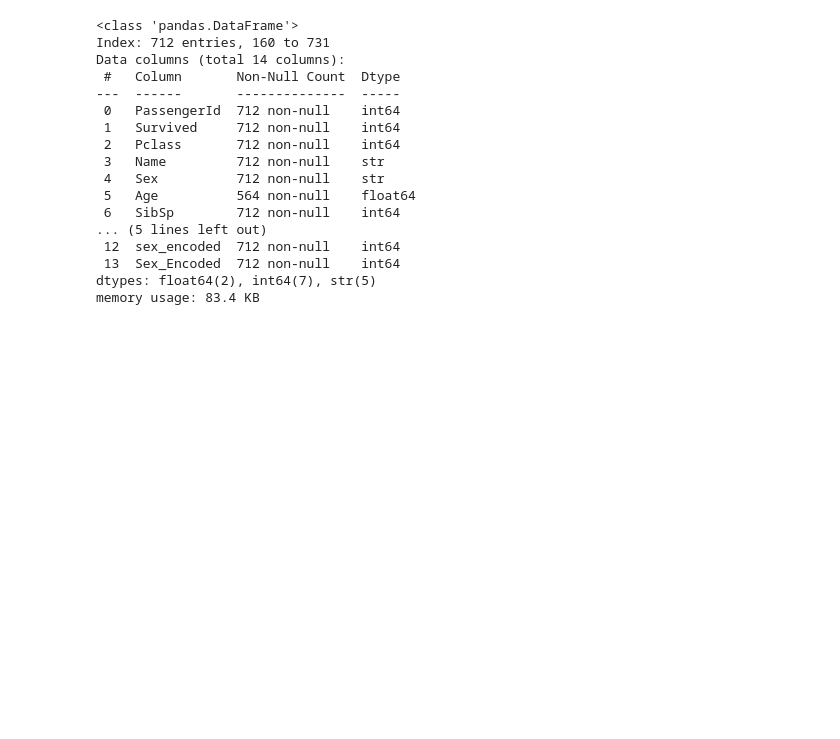
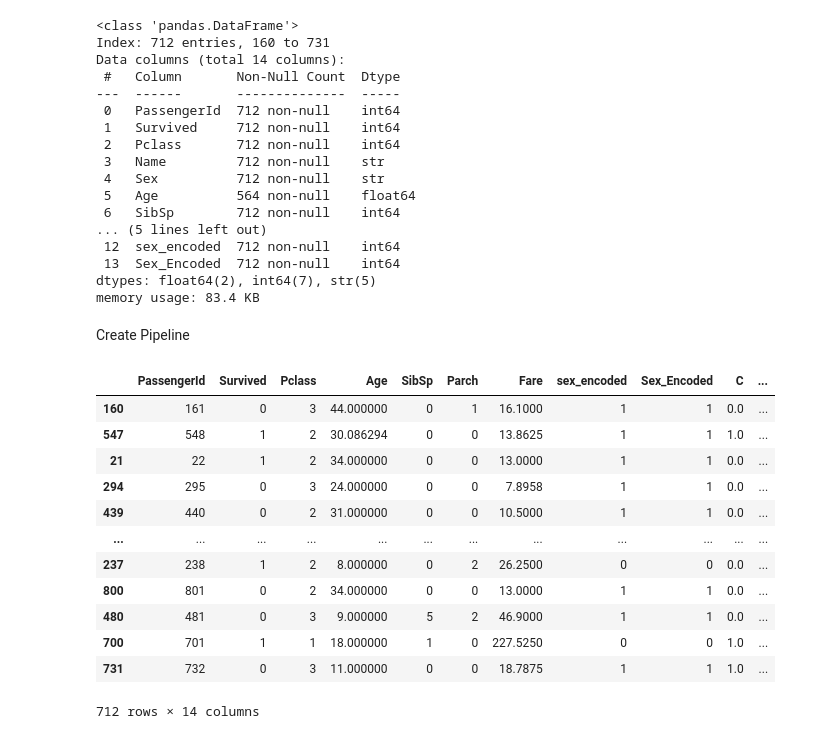
Before and after one commit to Copterxd4497/Titanic-Survival-Prediction, a Jupyter notebook: index.ipynb, the cells around one changed output. Drawn from its saved outputs; the diff is of its cells as text; code cells hidden in the pictures; blank space fills up the shorter version.

```diff
--- a/index.ipynb
+++ b/index.ipynb
@@ -92,0 +143,34 @@ class AgeImputer(BaseEstimator, TransformerMixin):
+# %%
+#creates a custom sklearn transformer that removes unwanted columns from your dataset.
+class FeatureDropper(BaseEstimator, TransformerMixin):
+    def fit(self, X, y=True):
+        return self
+
+    def transform(self, X):
+        return X.drop(["Embarked", "Name", "Ticket", "Cabin", "Sex", "N"], axis=1, errors="ignore")
+# %% [markdown]
+Create Pipeline
+# %%
+from sklearn.pipeline import Pipeline
+
+pipeline = Pipeline([("AgeImputer", AgeImputer()),
+                     ("FeatureEncoder", FeatureEncoder()),
+                     ("FeatureDropper", FeatureDropper())])
+# %%
+strat_train_set = pipeline.fit_transform(strat_train_set)
+# %%
+strat_train_set
+# %% [output]
+|  | PassengerId | Survived | Pclass | Age | SibSp | Parch | Fare | sex_encoded | Sex_Encoded | C | ... |
+| 160 | 161 | 0 | 3 | 44.000000 | 0 | 1 | 16.1000 | 1 | 1 | 0.0 | ... |
+| 547 | 548 | 1 | 2 | 30.086294 | 0 | 0 | 13.8625 | 1 | 1 | 1.0 | ... |
+| 21 | 22 | 1 | 2 | 34.000000 | 0 | 0 | 13.0000 | 1 | 1 | 0.0 | ... |
+| 294 | 295 | 0 | 3 | 24.000000 | 0 | 0 | 7.8958 | 1 | 1 | 0.0 | ... |
+| 439 | 440 | 0 | 2 | 31.000000 | 0 | 0 | 10.5000 | 1 | 1 | 0.0 | ... |
+| ... | ... | ... | ... | ... | ... | ... | ... | ... | ... | ... | ... |
+| 237 | 238 | 1 | 2 | 8.000000 | 0 | 2 | 26.2500 | 0 | 0 | 0.0 | ... |
+| 800 | 801 | 0 | 2 | 34.000000 | 0 | 0 | 13.0000 | 1 | 1 | 0.0 | ... |
+| 480 | 481 | 0 | 3 | 9.000000 | 5 | 2 | 46.9000 | 1 | 1 | 0.0 | ... |
+| 700 | 701 | 1 | 1 | 18.000000 | 1 | 0 | 227.5250 | 0 | 0 | 1.0 | ... |
+| 731 | 732 | 0 | 3 | 11.000000 | 0 | 0 | 18.7875 | 1 | 1 | 1.0 | ... |
+712 rows × 14 columns
```
Also changed, not shown: parts of 31 cells of this notebook, 1 other file.
